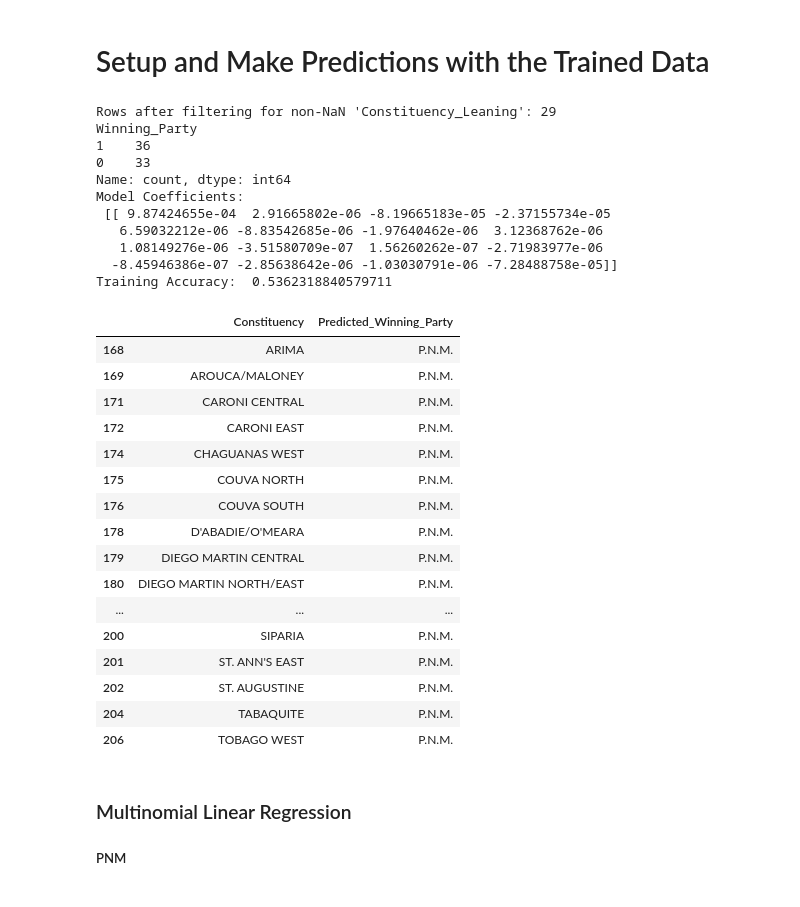
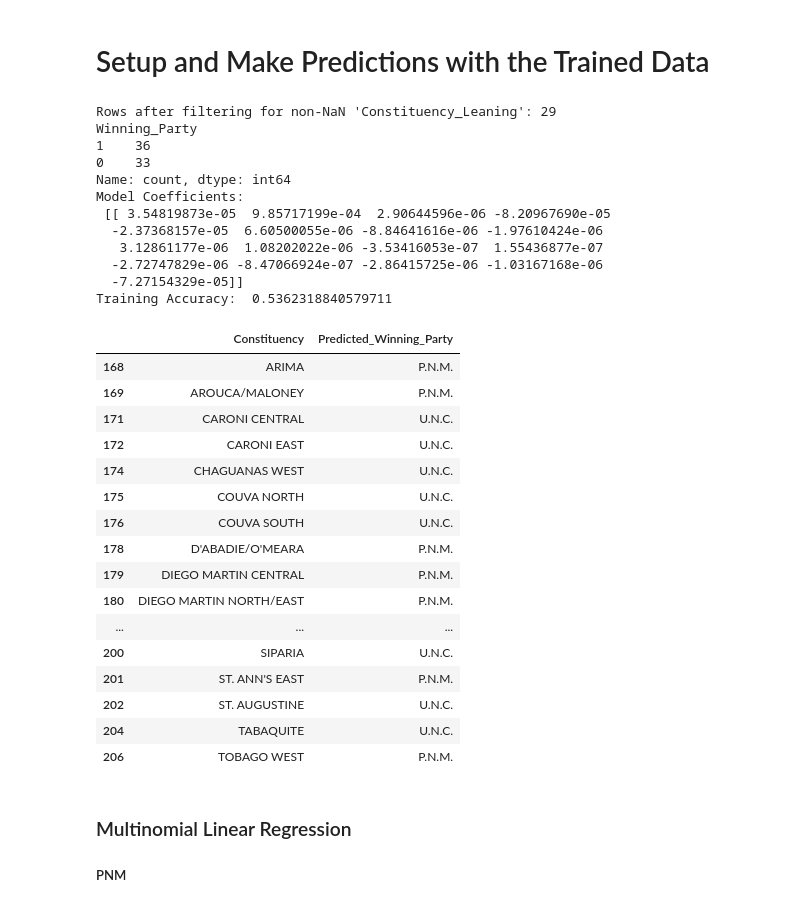
Before and after one commit to CorporaCorporate/COMP-3610-Project, a Jupyter notebook: feature-engineering.ipynb, the cells around one changed output. Saved outputs shown, nothing was run; the diff lists cells and outputs as text; code cells hidden in the pictures.

```diff
--- a/feature-engineering.ipynb
+++ b/feature-engineering.ipynb
@@ -2572,9 +2576,9 @@ from sklearn.preprocessing import StandardScaler
 import pandas as pd
 
 # Define the same feature columns as used in training
-features = ['Year', 'Homicide_rate_per_100k', 'Homicide (Annual Percentage Change)', 'Inflation', 'Net Migration Rate',
+features = ['CONSTITUENCY_LEANING', 'Year', 'Homicide_rate_per_100k', 'Homicide (Annual Percentage Change)', 'Inflation', 'Net Migration Rate',
             'Inflation_1t', 'Inflation_1y', 'Unemployment_1t', 'Unemployment_1y', 'Net Migration Rate_1t', 'Net Migration Rate_1y',
-            'GDP (Per Capita US$)_1t', 'GDP (Per Capita US$)_1y', 'GDP_(US$)_1t', 'GDP_(US$)_1y', 'ELECTORATE', 'SWING_PROB', 'CONSTITUENCY_LEANING', 'ELASTICITY', 'INCUMBENT'
+            'GDP (Per Capita US$)_1t', 'GDP (Per Capita US$)_1y', 'GDP_(US$)_1t', 'GDP_(US$)_1y', 'ELECTORATE'
             ]
 
 # Filter safe_seats to only include rows for 2025
@@ -2601,50 +2605,51 @@ safe_seat_predictions = best_model.predict(X_2025_scaled)
 
 # Optional: decode to party names
 party_mapping = {1: 'P.N.M.', 0: 'U.N.C.'}
 decoded_safe_predictions = [party_mapping[pred] for pred in safe_seat_predictions]
 
 # Put predictions in a DataFrame
 predictions_2025 = pd.DataFrame({
     'Constituency': safe_seats_2025_filtered['CONSTITUENCIES'],  # assuming index is constituency name
     'Predicted_Winning_Party': decoded_safe_predictions
 })
 
 # View the predictions
 print(y_safe_train.value_counts())
 print("Model Coefficients:\n", clf.coef_)
 y_safe_train_pred = clf.predict(X_safe_train)
 print("Training Accuracy: ", accuracy_score(y_safe_train, y_safe_train_pred))
 
 # predictions_2025
 predictions_2025
 # %% [output]
 Rows after filtering for non-NaN 'Constituency_Leaning': 29
 Winning_Party
 1    36
 0    33
 Name: count, dtype: int64
 Model Coefficients:
- [[ 9.87424655e-04  2.91665802e-06 -8.19665183e-05 -2.37155734e-05
-   6.59032212e-06 -8.83542685e-06 -1.97640462e-06  3.12368762e-06
-   1.08149276e-06 -3.51580709e-07  1.56260262e-07 -2.71983977e-06
-  -8.45946386e-07 -2.85638642e-06 -1.03030791e-06 -7.28488758e-05]]
+ [[ 3.54819873e-05  9.85717199e-04  2.90644596e-06 -8.20967690e-05
+  -2.37368157e-05  6.60500055e-06 -8.84641616e-06 -1.97610424e-06
+   3.12861177e-06  1.08202022e-06 -3.53416053e-07  1.55436877e-07
+  -2.72747829e-06 -8.47066924e-07 -2.86415725e-06 -1.03167168e-06
+  -7.27154329e-05]]
 Training Accuracy:  0.5362318840579711
 |  | Constituency | Predicted_Winning_Party |
 | 168 | ARIMA | P.N.M. |
 | 169 | AROUCA/MALONEY | P.N.M. |
-| 171 | CARONI CENTRAL | P.N.M. |
-| 172 | CARONI EAST | P.N.M. |
-| 174 | CHAGUANAS WEST | P.N.M. |
-| 175 | COUVA NORTH | P.N.M. |
-| 176 | COUVA SOUTH | P.N.M. |
+| 171 | CARONI CENTRAL | U.N.C. |
+| 172 | CARONI EAST | U.N.C. |
+| 174 | CHAGUANAS WEST | U.N.C. |
+| 175 | COUVA NORTH | U.N.C. |
+| 176 | COUVA SOUTH | U.N.C. |
 | 178 | D'ABADIE/O'MEARA | P.N.M. |
 | 179 | DIEGO MARTIN CENTRAL | P.N.M. |
 | 180 | DIEGO MARTIN NORTH/EAST | P.N.M. |
 | ... | ... | ... |
-| 200 | SIPARIA | P.N.M. |
+| 200 | SIPARIA | U.N.C. |
 | 201 | ST. ANN'S EAST | P.N.M. |
-| 202 | ST. AUGUSTINE | P.N.M. |
-| 204 | TABAQUITE | P.N.M. |
+| 202 | ST. AUGUSTINE | U.N.C. |
+| 204 | TABAQUITE | U.N.C. |
 | 206 | TOBAGO WEST | P.N.M. |
 # %% [markdown]
 ### Multinomial Linear Regression
```
Also changed, not shown: parts of 30 cells of this notebook, 2 other files.
